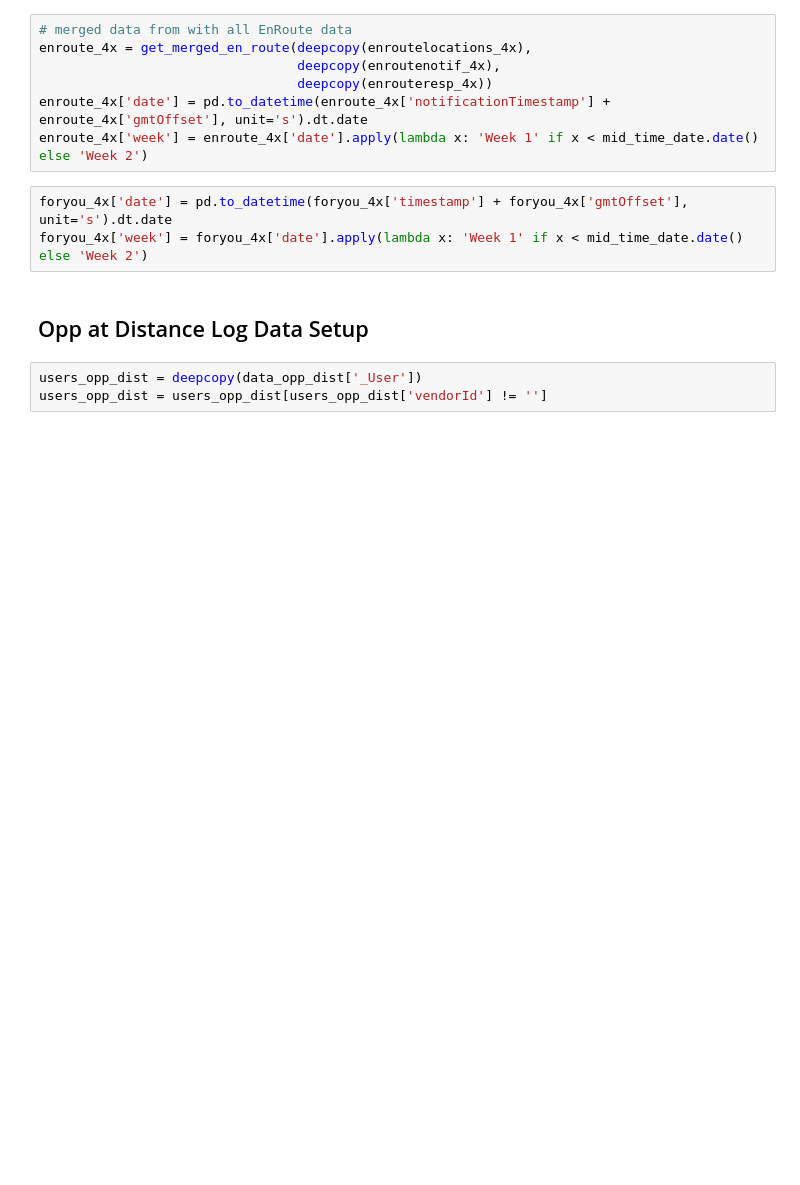
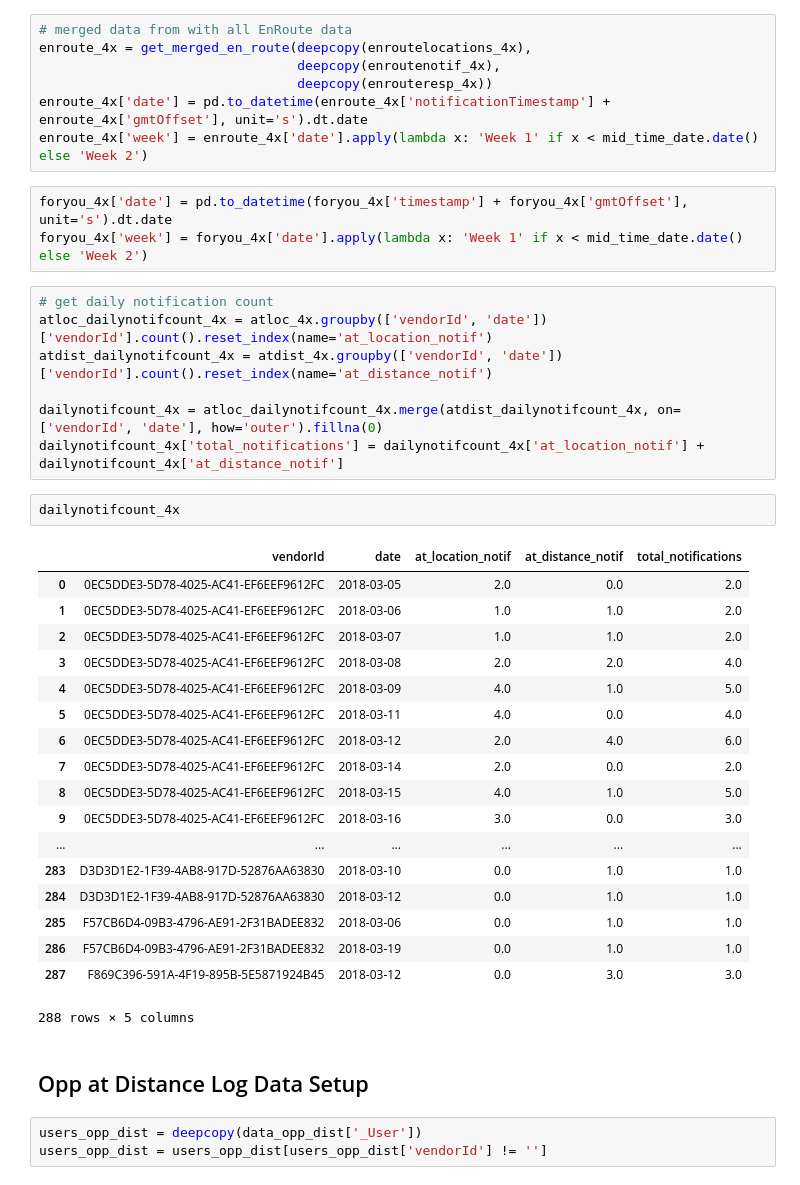
Before and after one commit to NUDelta/les-study-analysis, a Jupyter notebook: w2018/4X-study-analysis.ipynb, the cells around one changed output. Drawn from its saved outputs; the diff is of its cells as text; blank space fills up the shorter version.

```diff
--- a/w2018/4X-study-analysis.ipynb
+++ b/w2018/4X-study-analysis.ipynb
@@ -670,6 +687,34 @@ enroute_4x['week'] = enroute_4x['date'].apply(lambda x: 'Week 1' if x < mid_time
 # %%
 foryou_4x['date'] = pd.to_datetime(foryou_4x['timestamp'] + foryou_4x['gmtOffset'], unit='s').dt.date
 foryou_4x['week'] = foryou_4x['date'].apply(lambda x: 'Week 1' if x < mid_time_date.date() else 'Week 2')
+# %%
+# get daily notification count
+atloc_dailynotifcount_4x = atloc_4x.groupby(['vendorId', 'date'])['vendorId'].count().reset_index(name='at_location_notif')
+atdist_dailynotifcount_4x = atdist_4x.groupby(['vendorId', 'date'])['vendorId'].count().reset_index(name='at_distance_notif')
+
+dailynotifcount_4x = atloc_dailynotifcount_4x.merge(atdist_dailynotifcount_4x, on=['vendorId', 'date'], how='outer').fillna(0)
+dailynotifcount_4x['total_notifications'] = dailynotifcount_4x['at_location_notif'] + dailynotifcount_4x['at_distance_notif']
+# %%
+dailynotifcount_4x
+# %% [output]
+|  | vendorId | date | at_location_notif | at_distance_notif | total_notifications |
+| 0 | 0EC5DDE3-5D78-4025-AC41-EF6EEF9612FC | 2018-03-05 | 2.0 | 0.0 | 2.0 |
+| 1 | 0EC5DDE3-5D78-4025-AC41-EF6EEF9612FC | 2018-03-06 | 1.0 | 1.0 | 2.0 |
+| 2 | 0EC5DDE3-5D78-4025-AC41-EF6EEF9612FC | 2018-03-07 | 1.0 | 1.0 | 2.0 |
+| 3 | 0EC5DDE3-5D78-4025-AC41-EF6EEF9612FC | 2018-03-08 | 2.0 | 2.0 | 4.0 |
+| 4 | 0EC5DDE3-5D78-4025-AC41-EF6EEF9612FC | 2018-03-09 | 4.0 | 1.0 | 5.0 |
+| 5 | 0EC5DDE3-5D78-4025-AC41-EF6EEF9612FC | 2018-03-11 | 4.0 | 0.0 | 4.0 |
+| 6 | 0EC5DDE3-5D78-4025-AC41-EF6EEF9612FC | 2018-03-12 | 2.0 | 4.0 | 6.0 |
+| 7 | 0EC5DDE3-5D78-4025-AC41-EF6EEF9612FC | 2018-03-14 | 2.0 | 0.0 | 2.0 |
+| 8 | 0EC5DDE3-5D78-4025-AC41-EF6EEF9612FC | 2018-03-15 | 4.0 | 1.0 | 5.0 |
+| 9 | 0EC5DDE3-5D78-4025-AC41-EF6EEF9612FC | 2018-03-16 | 3.0 | 0.0 | 3.0 |
+| ... | ... | ... | ... | ... | ... |
+| 283 | D3D3D1E2-1F39-4AB8-917D-52876AA63830 | 2018-03-10 | 0.0 | 1.0 | 1.0 |
+| 284 | D3D3D1E2-1F39-4AB8-917D-52876AA63830 | 2018-03-12 | 0.0 | 1.0 | 1.0 |
+| 285 | F57CB6D4-09B3-4796-AE91-2F31BADEE832 | 2018-03-06 | 0.0 | 1.0 | 1.0 |
+| 286 | F57CB6D4-09B3-4796-AE91-2F31BADEE832 | 2018-03-19 | 0.0 | 1.0 | 1.0 |
+| 287 | F869C396-591A-4F19-895B-5E5871924B45 | 2018-03-12 | 0.0 | 3.0 | 3.0 |
+288 rows × 5 columns
 # %% [markdown]
 ## Opp at Distance Log Data Setup
 # %%
```
Also changed, not shown: parts of 12 cells of this notebook.
